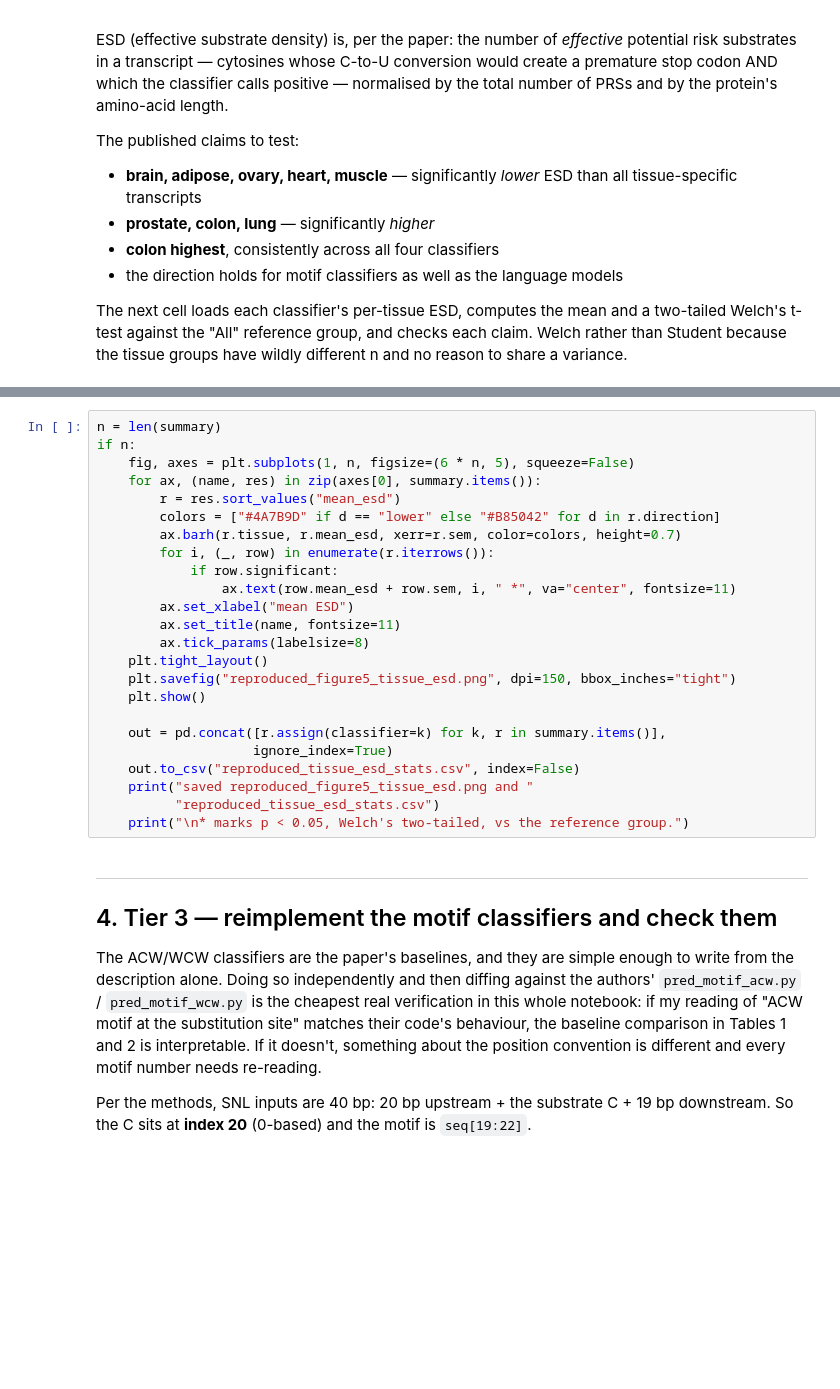
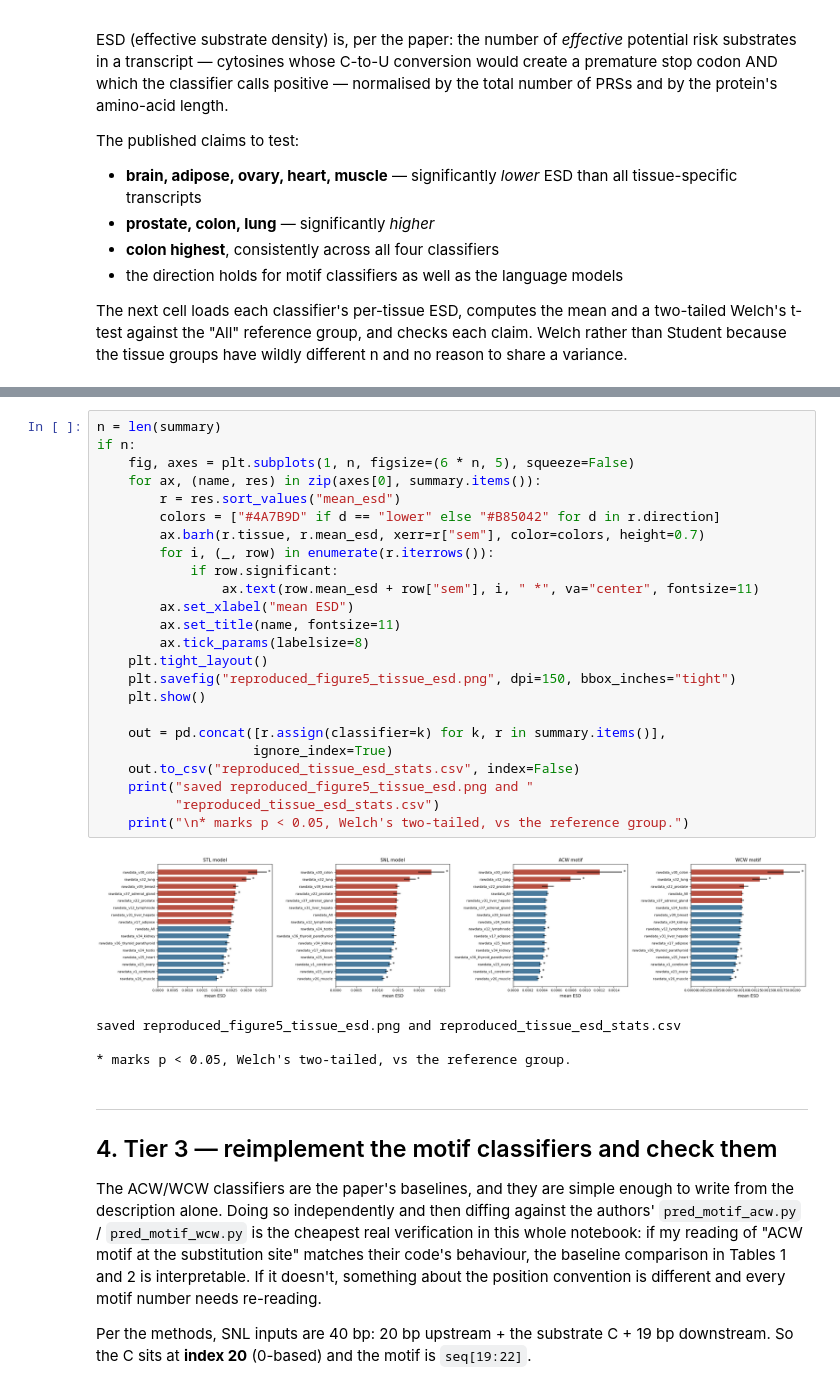
Before and after one commit to jahnavi-chowdhary/RNA-off-target, a Jupyter notebook: CBE_RNA_offtarget_reproduction.ipynb, the cells around one changed output, grey strips where cells are left out. Drawn from its saved outputs; the diff is of its cells as text; blank space fills up the shorter version.

```diff
--- a/CBE_RNA_offtarget_reproduction.ipynb
+++ b/CBE_RNA_offtarget_reproduction.ipynb
@@ -289,27 +375,32 @@ print("its disagreements is not a reproduction.")
 # %%
 n = len(summary)
 if n:
     fig, axes = plt.subplots(1, n, figsize=(6 * n, 5), squeeze=False)
     for ax, (name, res) in zip(axes[0], summary.items()):
         r = res.sort_values("mean_esd")
         colors = ["#4A7B9D" if d == "lower" else "#B85042" for d in r.direction]
-        ax.barh(r.tissue, r.mean_esd, xerr=r.sem, color=colors, height=0.7)
+        ax.barh(r.tissue, r.mean_esd, xerr=r["sem"], color=colors, height=0.7)
         for i, (_, row) in enumerate(r.iterrows()):
             if row.significant:
-                ax.text(row.mean_esd + row.sem, i, " *", va="center", fontsize=11)
+                ax.text(row.mean_esd + row["sem"], i, " *", va="center", fontsize=11)
         ax.set_xlabel("mean ESD")
         ax.set_title(name, fontsize=11)
         ax.tick_params(labelsize=8)
     plt.tight_layout()
     plt.savefig("reproduced_figure5_tissue_esd.png", dpi=150, bbox_inches="tight")
     plt.show()
 
     out = pd.concat([r.assign(classifier=k) for k, r in summary.items()],
                     ignore_index=True)
     out.to_csv("reproduced_tissue_esd_stats.csv", index=False)
     print("saved reproduced_figure5_tissue_esd.png and "
           "reproduced_tissue_esd_stats.csv")
     print("\n* marks p < 0.05, Welch's two-tailed, vs the reference group.")
+# %% [output]
+[figure, added]
+saved reproduced_figure5_tissue_esd.png and reproduced_tissue_esd_stats.csv
+
+* marks p < 0.05, Welch's two-tailed, vs the reference group.
 # %% [markdown]
 ---
 ## 4. Tier 3 — reimplement the motif classifiers and check them
```
Also changed, not shown: parts of 16 cells of this notebook.
